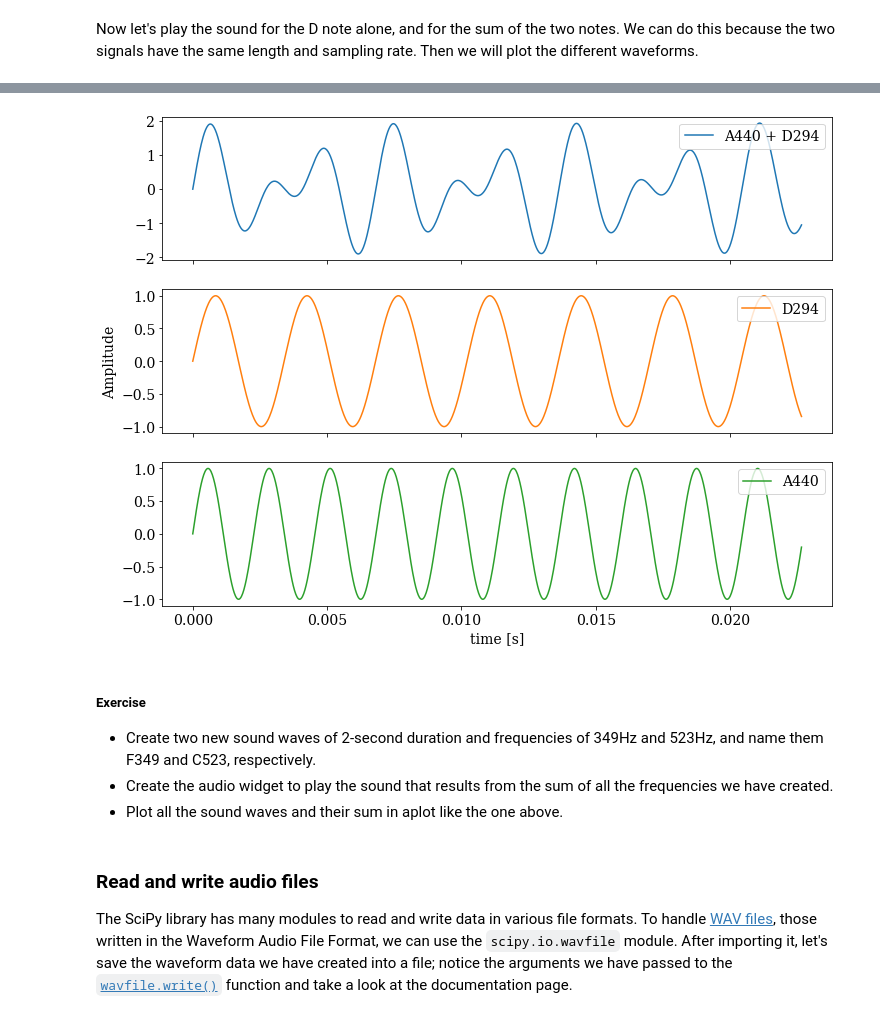
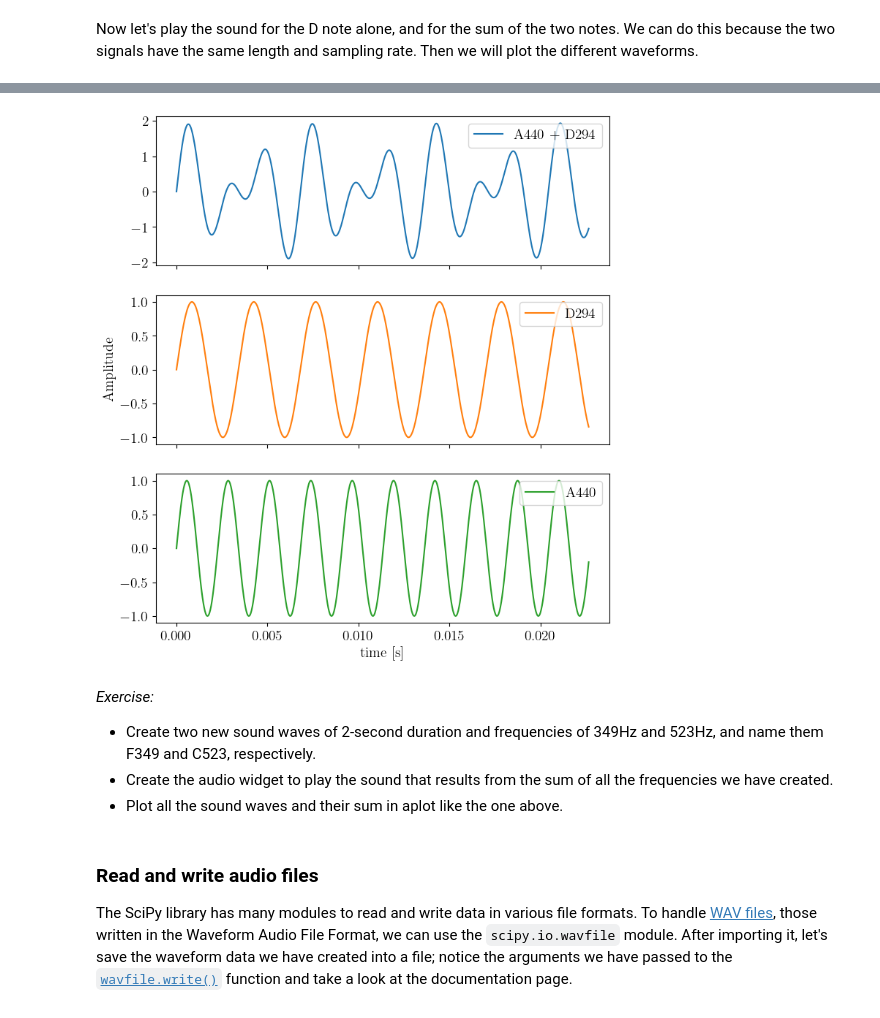
Before and after one commit to engineersCode/EngComp5_surfourier, a Jupyter notebook: notebooks_en/1_Untangle_Waves.ipynb, the cells around one changed output, grey strips where cells are left out. Cells and saved outputs as stored; diff of their text form; code cells hidden in the pictures.

```diff
--- a/notebooks_en/1_Untangle_Waves.ipynb
+++ b/notebooks_en/1_Untangle_Waves.ipynb
@@ -44,3 +37,9 @@ pyplot.rc('font', family='serif', size='14')
+# %%
+import numpy
+from matplotlib import pyplot
+%matplotlib inline
+pyplot.rc('font', family='serif', size='14') # set fonts for labels and axes
+pyplot.rcParams['text.usetex'] = True # Enable LaTeX rendering
 # %%
 sample_rate = 44100  #Hz
 length_sec = 2       #seconds
@@ -115,23 +114,23 @@ Audio(D294+A440, rate=sample_rate)
 # %% [output]
 [interactive output not drawn]
 # %%
-f, (ax1, ax2, ax3) = pyplot.subplots(3, 1, sharex=True, figsize=(12.0, 9.0))
+f, (ax1, ax2, ax3) = pyplot.subplots(3, 1, sharex=True, figsize=(8.0, 9.0))
 
 ax1.plot(t2[:1000], (A440+D294)[:1000], c='C0', label='A440 + D294')
 
 ax2.plot(t2[:1000], D294[:1000], c='C1', label='D294')
 ax2.set_ylabel('Amplitude')
 
 ax3.plot(t2[:1000], A440[:1000], c='C2', label='A440')
 
 ax3.set_xlabel('time [s]')
 
 #plot all legends in one line
 [ax.legend(loc='upper right') for ax in (ax1, ax2, ax3)];
 # %% [output]
-[figure, old version]
+[figure, new version]
 # %% [markdown]
-##### Exercise
+_Exercise:_
 
 - Create two new sound waves of 2-second duration and frequencies of 349Hz and 523Hz, and name them F349 and C523, respectively.
 - Create the audio widget to play the sound that results from the sum of all the frequencies we have created.
```
Also changed, not shown: parts of 18 cells of this notebook.
